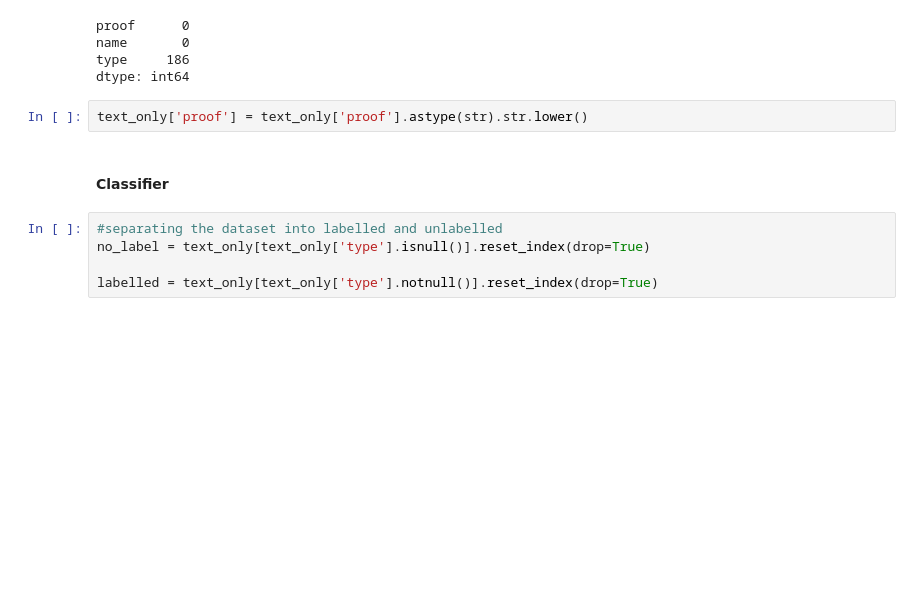
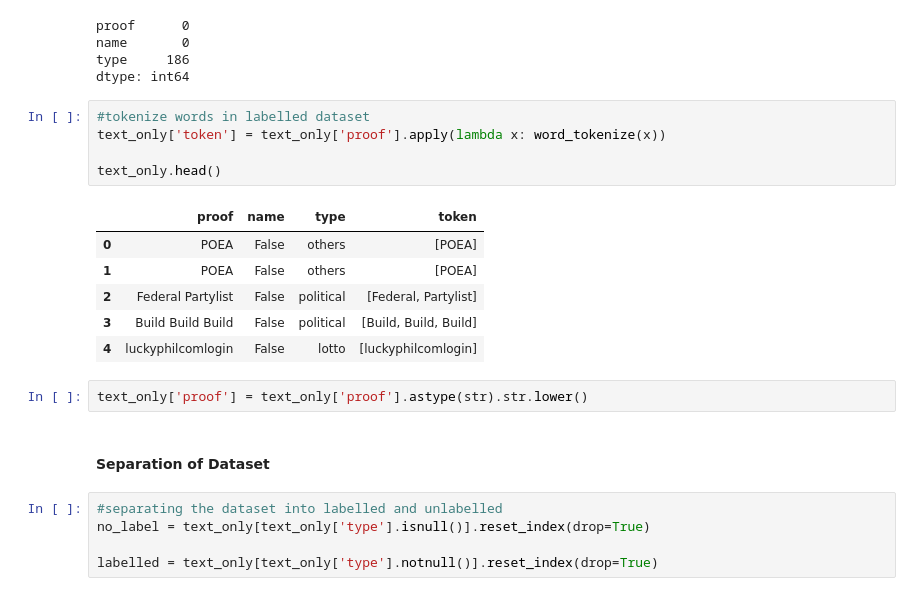
Before and after one commit to AGR-Yes/ScamMessagesPhilippines, a Jupyter notebook: PhilippineSpamSMS_Phase_2.ipynb, the cells around one changed output. Cells and saved outputs as stored; diff of their text form; blank space fills up the shorter version.

```diff
--- a/PhilippineSpamSMS_Phase_2.ipynb
+++ b/PhilippineSpamSMS_Phase_2.ipynb
@@ -361,10 +343,22 @@ proof      0
 name       0
 type     186
 dtype: int64
+# %%
+#tokenize words in labelled dataset
+text_only['token'] = text_only['proof'].apply(lambda x: word_tokenize(x))
+
+text_only.head()
+# %% [output]
+|  | proof | name | type | token |
+| 0 | POEA | False | others | [POEA] |
+| 1 | POEA | False | others | [POEA] |
+| 2 | Federal Partylist | False | political | [Federal, Partylist] |
+| 3 | Build Build Build | False | political | [Build, Build, Build] |
+| 4 | luckyphilcomlogin | False | lotto | [luckyphilcomlogin] |
 # %%
 text_only['proof'] = text_only['proof'].astype(str).str.lower()
-# %% [markdown]
-#### **Classifier**
+# %% [markdown]
+#### **Separation of Dataset**
 # %%
 #separating the dataset into labelled and unlabelled
 no_label = text_only[text_only['type'].isnull()].reset_index(drop=True)
```
Also changed, not shown: parts of 30 cells of this notebook, 2 other files.
